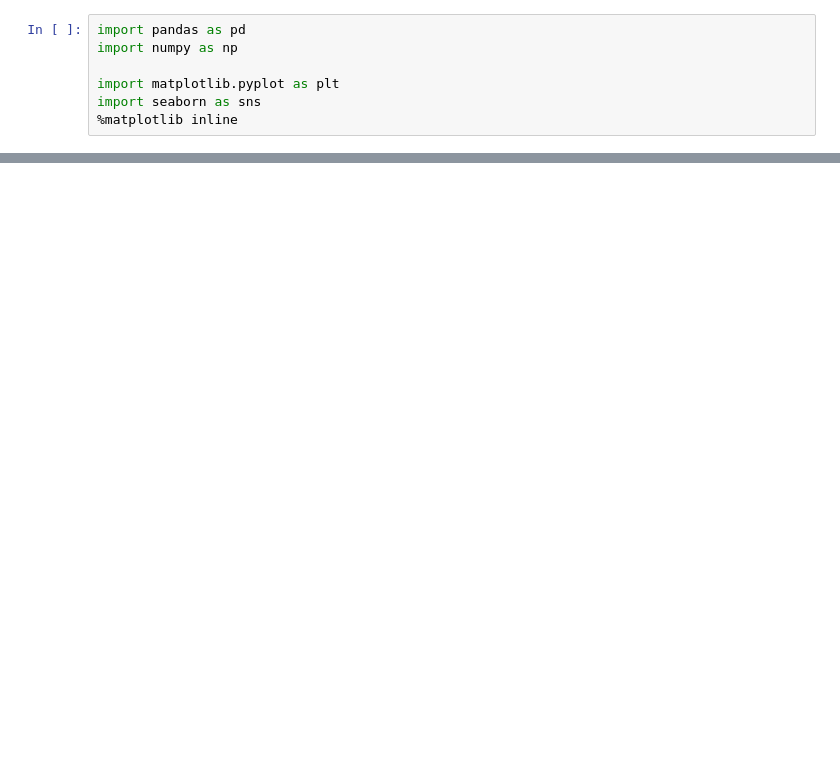
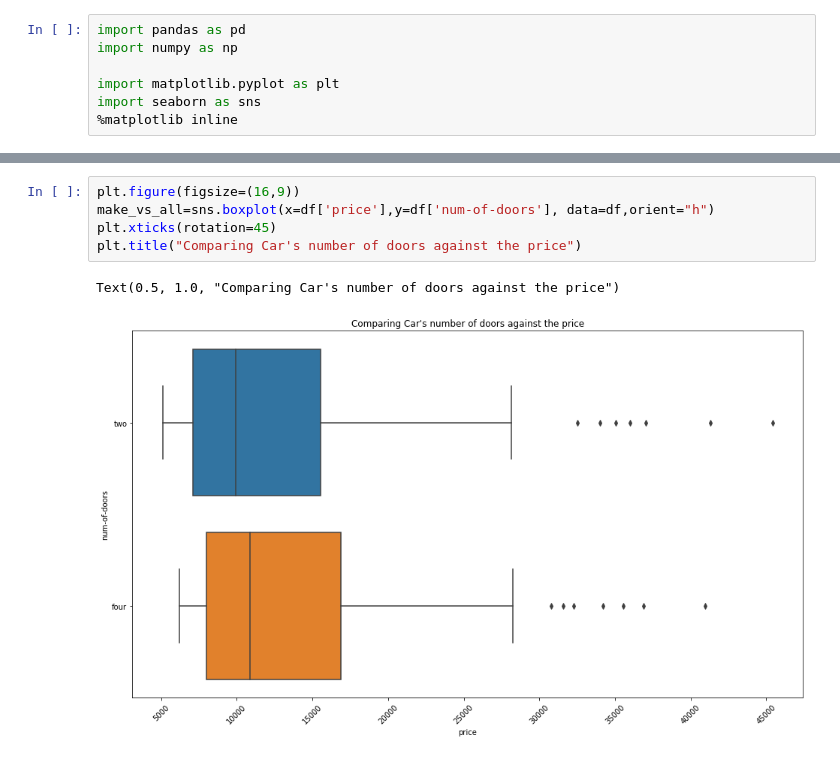
Before and after one commit to sdman135/Cars-project, a Jupyter notebook: Untitled.ipynb, the cells around one changed output, grey strips where cells are left out. Drawn from its saved outputs; the diff is of its cells as text; blank space fills up the shorter version.

```diff
--- a/Untitled.ipynb
+++ b/Untitled.ipynb
@@ -42,0 +55,8 @@ df_drop.drop(columns=)
+# %%
+plt.figure(figsize=(16,9))
+make_vs_all=sns.boxplot(x=df['price'],y=df['num-of-doors'], data=df,orient="h")
+plt.xticks(rotation=45)
+plt.title("Comparing Car's number of doors against the price")
+# %% [output]
+Text(0.5, 1.0, "Comparing Car's number of doors against the price")
+[figure, added]
```
Also changed, not shown: parts of 10 cells of this notebook, 1 other file.
